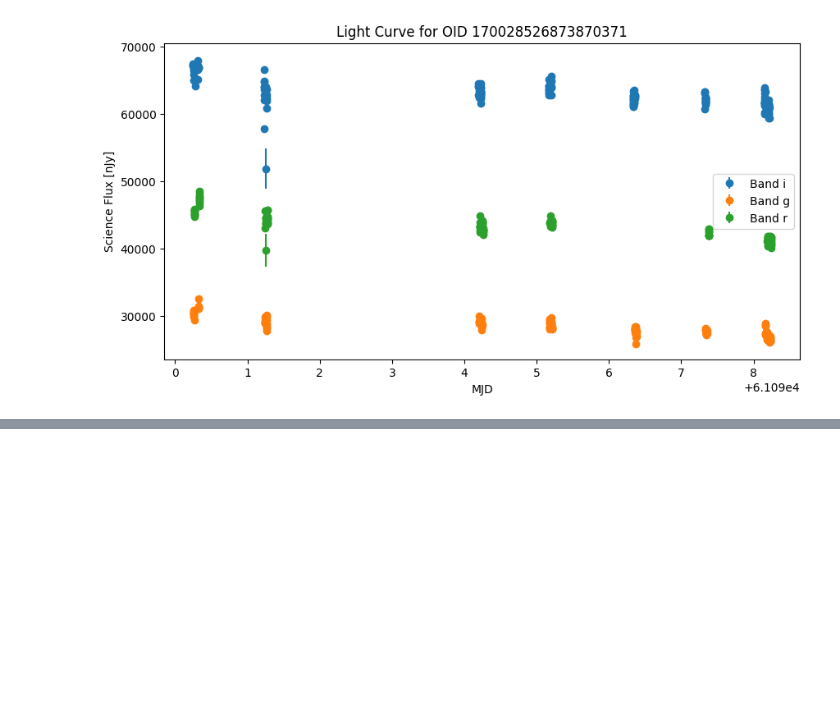
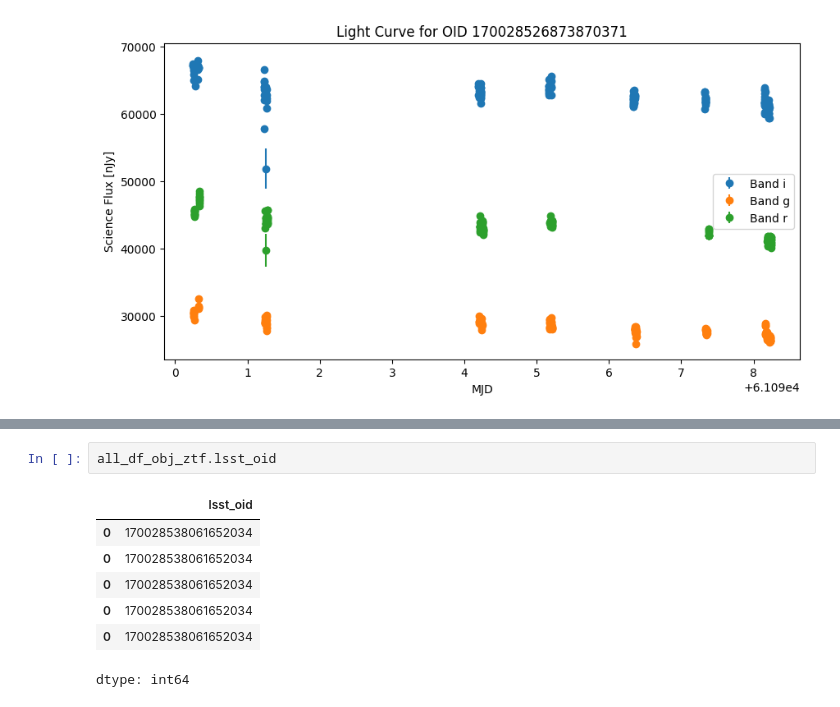
Before and after one commit to jurados/alercehackton2026, a Jupyter notebook: LSST_Candidates.ipynb, the cells around one changed output, grey strips where cells are left out. Drawn from its saved outputs; the diff is of its cells as text; blank space fills up the shorter version.

```diff
--- a/LSST_Candidates.ipynb
+++ b/LSST_Candidates.ipynb
@@ -180,0 +181,10 @@ df_obj_ztf
+# %%
+all_df_obj_ztf.lsst_oid
+# %% [output]
+|  | lsst_oid |
+| 0 | 170028538061652034 |
+| 0 | 170028538061652034 |
+| 0 | 170028538061652034 |
+| 0 | 170028538061652034 |
+| 0 | 170028538061652034 |
+dtype: int64
```
Also changed, not shown: parts of 7 cells of this notebook.
